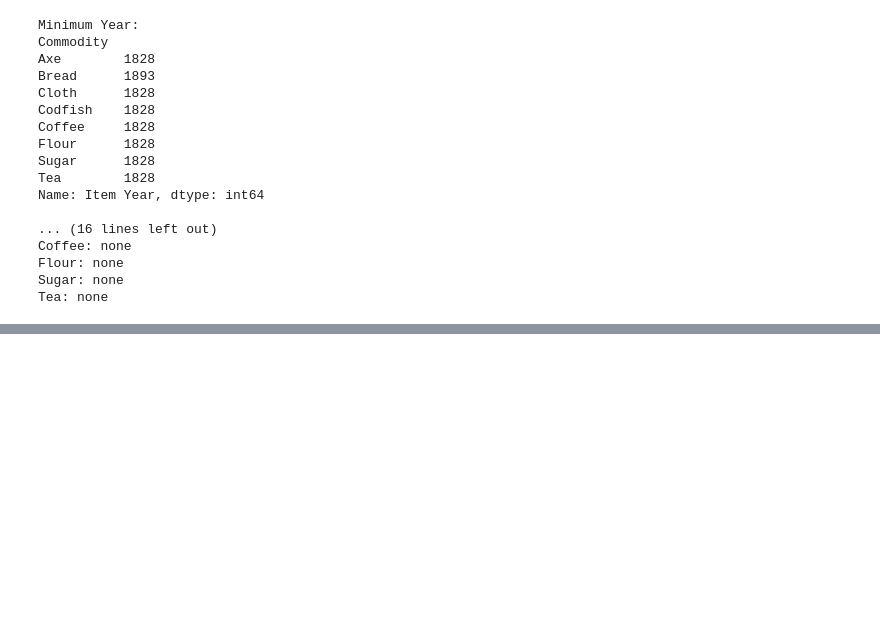
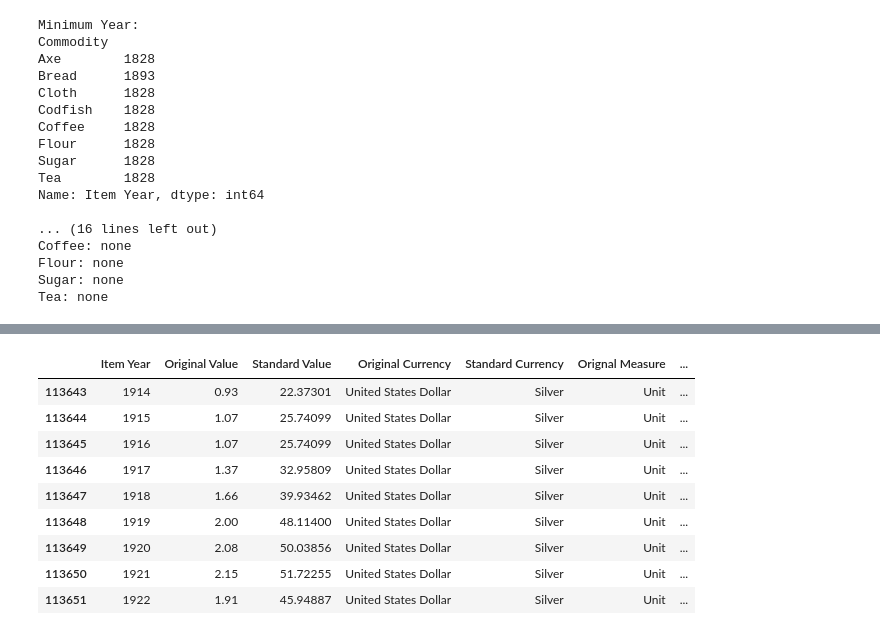
Before and after one commit to Meadosc/commodity_case_study, a Jupyter notebook: main.ipynb, the cells around one changed output, grey strips where cells are left out. Saved outputs shown, nothing was run; the diff lists cells and outputs as text; code cells hidden in the pictures; blank space fills up the shorter version.

```diff
--- a/main.ipynb
+++ b/main.ipynb
@@ -109,0 +233,13 @@ Tea: none
+# %%
+df_v[(df_v["Commodity"] == "Axe") & (df_v["Item Year"] >= 1914) & (df_v["Item Year"] <= 1922)]
+# %% [output]
+|  | Item Year | Original Value | Standard Value | Original Currency | Standard Currency | Orignal Measure | ... |
+| 113643 | 1914 | 0.93 | 22.37301 | United States Dollar | Silver | Unit | ... |
+| 113644 | 1915 | 1.07 | 25.74099 | United States Dollar | Silver | Unit | ... |
+| 113645 | 1916 | 1.07 | 25.74099 | United States Dollar | Silver | Unit | ... |
+| 113646 | 1917 | 1.37 | 32.95809 | United States Dollar | Silver | Unit | ... |
+| 113647 | 1918 | 1.66 | 39.93462 | United States Dollar | Silver | Unit | ... |
+| 113648 | 1919 | 2.00 | 48.11400 | United States Dollar | Silver | Unit | ... |
+| 113649 | 1920 | 2.08 | 50.03856 | United States Dollar | Silver | Unit | ... |
+| 113650 | 1921 | 2.15 | 51.72255 | United States Dollar | Silver | Unit | ... |
+| 113651 | 1922 | 1.91 | 45.94887 | United States Dollar | Silver | Unit | ... |
```
Also changed, not shown: parts of 9 cells of this notebook, 1 other file.
